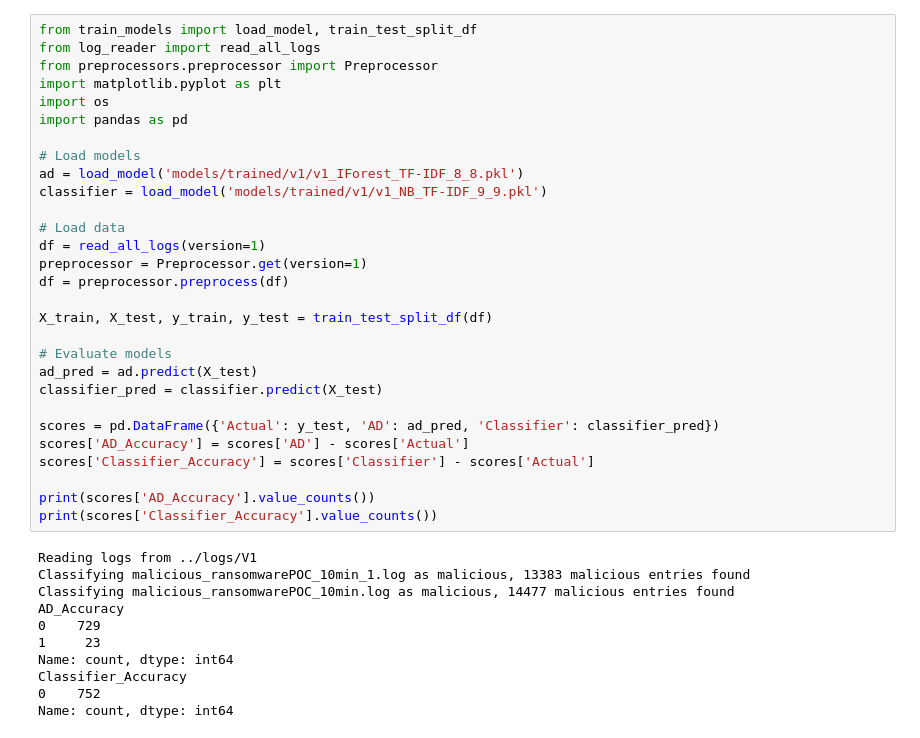
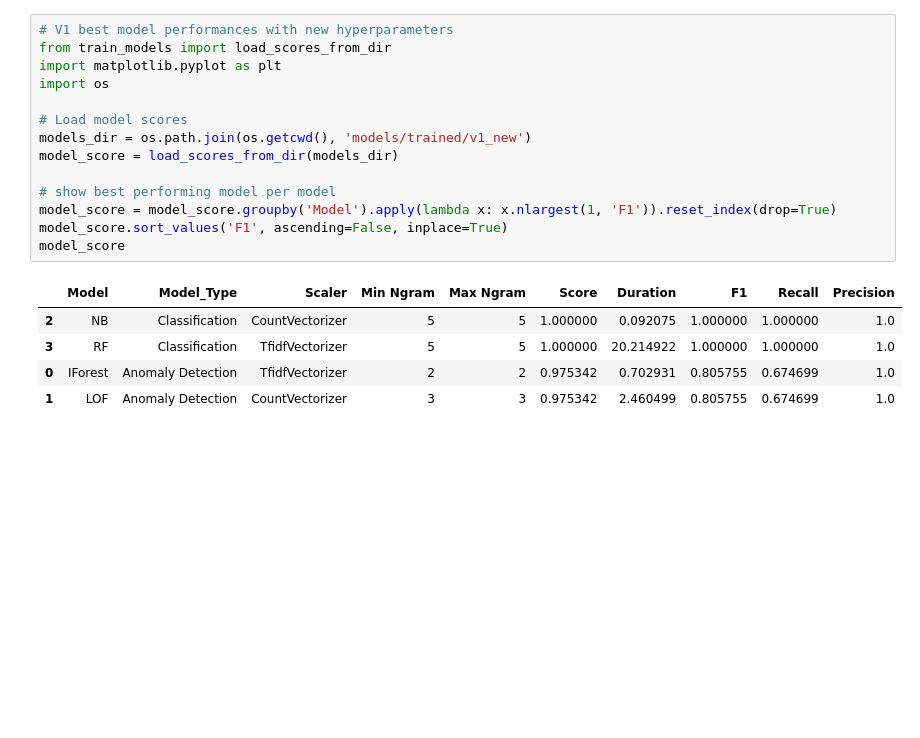
Before and after one commit to Cyber-Tracer/HyperDetect, a Jupyter notebook: controller/detection/v1_model_performance.ipynb, the cells around one changed output. Drawn from its saved outputs; the diff is of its cells as text; blank space fills up the shorter version.

```diff
--- a/controller/detection/v1_model_performance.ipynb
+++ b/controller/detection/v1_model_performance.ipynb
@@ -204,40 +270,20 @@ Classifying malicious_ransomwarePOC_10min.log as malicious, 14477 malicious entr
-# %%
-from train_models import load_model, train_test_split_df
-from log_reader import read_all_logs
-from preprocessors.preprocessor import Preprocessor
-import matplotlib.pyplot as plt
-import os
-import pandas as pd
-
-# Load models
-ad = load_model('models/trained/v1/v1_IForest_TF-IDF_8_8.pkl')
-classifier = load_model('models/trained/v1/v1_NB_TF-IDF_9_9.pkl')
-
-# Load data
-df = read_all_logs(version=1)
-preprocessor = Preprocessor.get(version=1)
-df = preprocessor.preprocess(df)
-
-X_train, X_test, y_train, y_test = train_test_split_df(df)
-
-# Evaluate models
-ad_pred = ad.predict(X_test)
-classifier_pred = classifier.predict(X_test)
-
-scores = pd.DataFrame({'Actual': y_test, 'AD': ad_pred, 'Classifier': classifier_pred})
-scores['AD_Accuracy'] = scores['AD'] - scores['Actual']
-scores['Classifier_Accuracy'] = scores['Classifier'] - scores['Actual']
-
-print(scores['AD_Accuracy'].value_counts())
-print(scores['Classifier_Accuracy'].value_counts())
-# %% [output]
-Reading logs from ../logs/V1
-Classifying malicious_ransomwarePOC_10min_1.log as malicious, 13383 malicious entries found
-Classifying malicious_ransomwarePOC_10min.log as malicious, 14477 malicious entries found
-AD_Accuracy
-0    729
-1     23
-Name: count, dtype: int64
-Classifier_Accuracy
-0    752
-Name: count, dtype: int64
+# %%
+# V1 best model performances with new hyperparameters
+from train_models import load_scores_from_dir
+import matplotlib.pyplot as plt
+import os
+
+# Load model scores
+models_dir = os.path.join(os.getcwd(), 'models/trained/v1_new')
+model_score = load_scores_from_dir(models_dir)
+
+# show best performing model per model
+model_score = model_score.groupby('Model').apply(lambda x: x.nlargest(1, 'F1')).reset_index(drop=True)
+model_score.sort_values('F1', ascending=False, inplace=True)
+model_score
+# %% [output]
+|  | Model | Model_Type | Scaler | Min Ngram | Max Ngram | Score | Duration | F1 | Recall | Precision |
+| 2 | NB | Classification | CountVectorizer | 5 | 5 | 1.000000 | 0.092075 | 1.000000 | 1.000000 | 1.0 |
+| 3 | RF | Classification | TfidfVectorizer | 5 | 5 | 1.000000 | 20.214922 | 1.000000 | 1.000000 | 1.0 |
+| 0 | IForest | Anomaly Detection | TfidfVectorizer | 2 | 2 | 0.975342 | 0.702931 | 0.805755 | 0.674699 | 1.0 |
+| 1 | LOF | Anomaly Detection | CountVectorizer | 3 | 3 | 0.975342 | 2.460499 | 0.805755 | 0.674699 | 1.0 |
```
Also changed, not shown: parts of 8 cells of this notebook, 11 other files.
